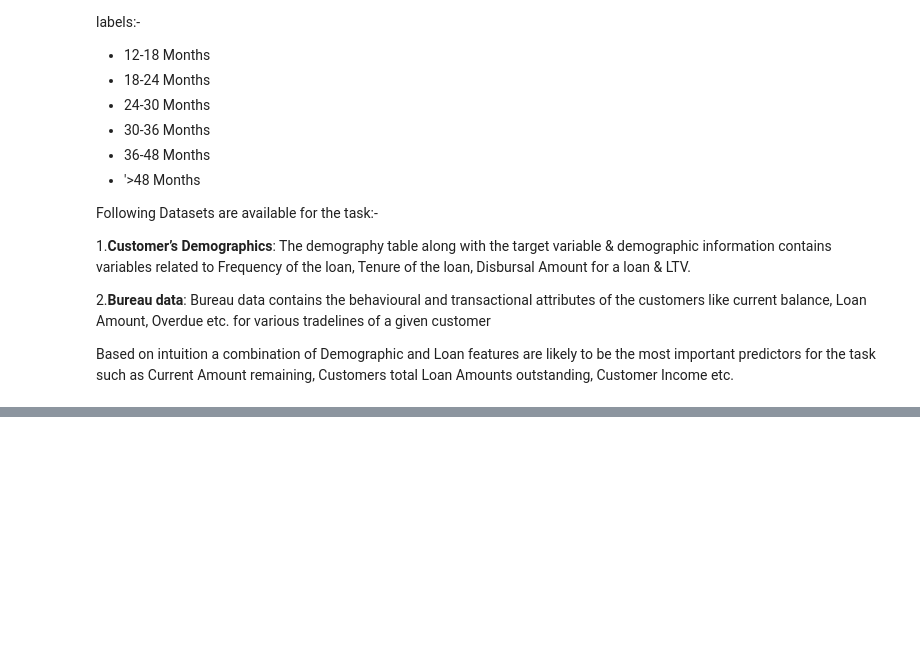
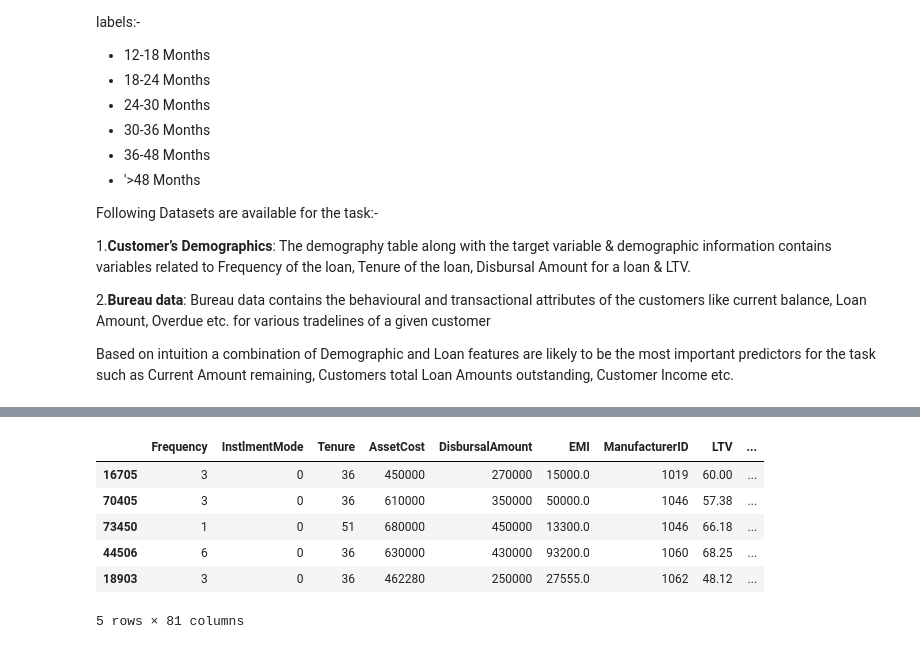
Before and after one commit to soumadiptya/LTFS-Finhack-3, a Jupyter notebook: Code/LTFS FinHack v0.1.ipynb, the cells around one changed output, grey strips where cells are left out. Saved outputs shown, nothing was run; the diff lists cells and outputs as text; code cells hidden in the pictures; blank space fills up the shorter version.

```diff
--- a/Code/LTFS FinHack v0.1.ipynb
+++ b/Code/LTFS FinHack v0.1.ipynb
@@ -22,0 +1156,16 @@ Based on intuition a combination of Demographic and Loan features are likely to
+# %%
+Train_data_final = pd.read_excel("../Data/Train/Train_data_final.xlsx")
+Test_data_final = pd.read_excel("../Data/Test/Test_data_final.xlsx")
+# %%
+# More features and drop one feature
+Train_data_final['Remaining_Value_Asset'] = Train_data_final['AssetCost'] - Train_data_final['DisbursalAmount']
+Train_data_final['Ratio_Disbursement_EMI'] = Train_data_final['DisbursalAmount'] / Train_data_final['EMI'] * Train_data_final['Frequency']
+Train_data_final['Ratio_AssetVal_EMI'] = Train_data_final['AssetCost'] / Train_data_final['EMI'] * Train_data_final['Frequency']
+Train_data_final['Ratio_RemainingVal_EMI'] = Train_data_final['Remaining_Value_Asset'] / Train_data_final['EMI'] * Train_data_final['Frequency']
+Test_data_final['Remaining_Value_Asset'] = Test_data_final['AssetCost'] - Train_data_final['DisbursalAmount']
+Test_data_final['Ratio_Disbursement_EMI'] = Test_data_final['DisbursalAmount'] / Train_data_final['EMI'] * Train_data_final['Frequency']
+Test_data_final['Ratio_AssetVal_EMI'] = Test_data_final['AssetCost'] / Train_data_final['EMI'] * Train_data_final['Frequency']
+Test_data_final['Ratio_RemainingVal_EMI'] = Test_data_final['Remaining_Value_Asset'] / Train_data_final['EMI'] * Train_data_final['Frequency']
+# Drop
+Train_data_final.drop(columns=['Count_Unique_Acct_Types_per_ID', 'Count_Unique_Contributor_Types_per_ID'], inplace=True)
+Test_data_final.drop(columns=['Count_Unique_Acct_Types_per_ID', 'Count_Unique_Contributor_Types_per_ID'], inplace=True)
@@ -22,0 +1189,16 @@ Based on intuition a combination of Demographic and Loan features are likely to
+# %%
+# Create Train validation split
+X_train, X_validation, Y_train, Y_validation = train_test_split(Train_data_final.drop(columns=['ID', 'Top_up_Month']),
+                                                                Train_data_final['Top_up_Month'],
+                                                                test_size=0.20,
+                                                                stratify = Train_data_final['Top_up_Month'],
+                                                                random_state=300)
+X_train.head()
+# %% [output]
+|  | Frequency | InstlmentMode | Tenure | AssetCost | DisbursalAmount | EMI | ManufacturerID | LTV | ... |
+| 16705 | 3 | 0 | 36 | 450000 | 270000 | 15000.0 | 1019 | 60.00 | ... |
+| 70405 | 3 | 0 | 36 | 610000 | 350000 | 50000.0 | 1046 | 57.38 | ... |
+| 73450 | 1 | 0 | 51 | 680000 | 450000 | 13300.0 | 1046 | 66.18 | ... |
+| 44506 | 6 | 0 | 36 | 630000 | 430000 | 93200.0 | 1060 | 68.25 | ... |
+| 18903 | 3 | 0 | 36 | 462280 | 250000 | 27555.0 | 1062 | 48.12 | ... |
+5 rows × 81 columns
```
Also changed, not shown: parts of 100 cells of this notebook, 1 other file.
